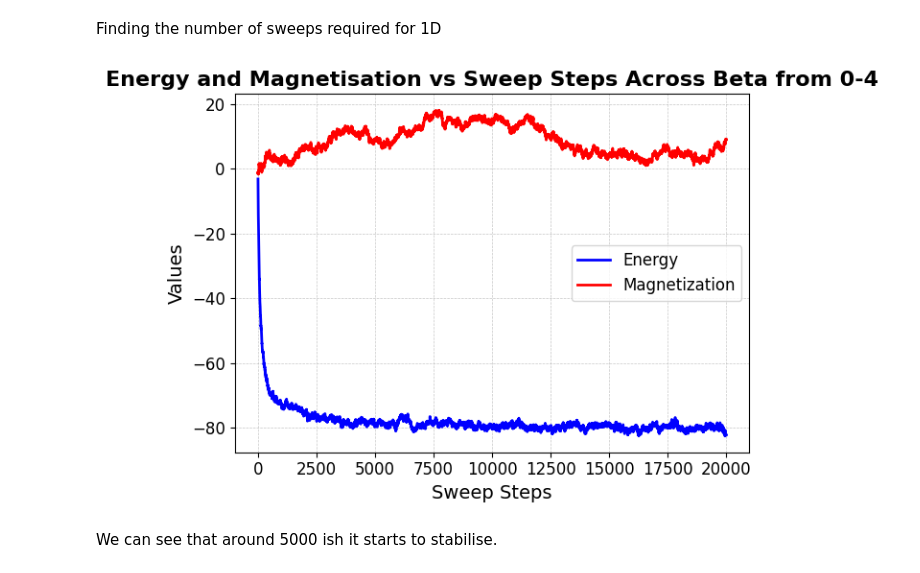
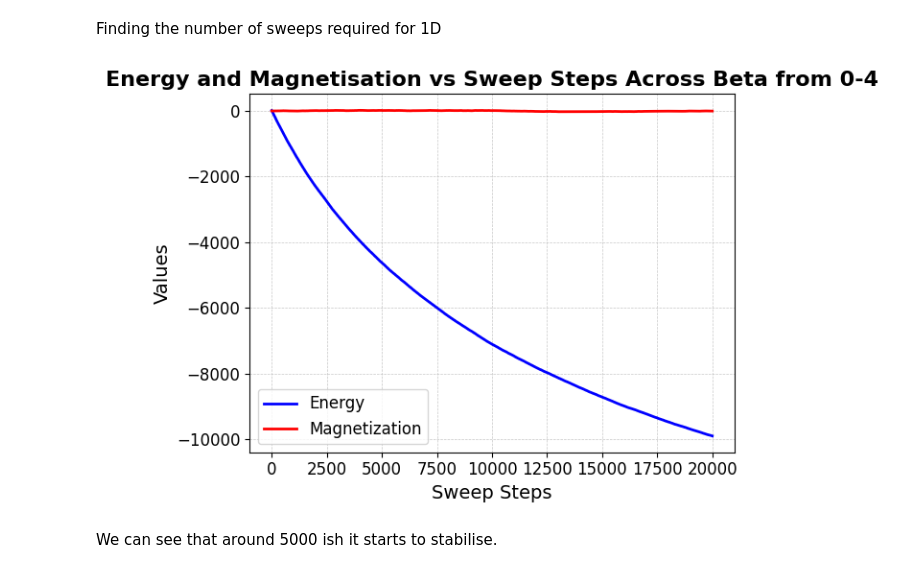
Before and after one commit to christophersoo/ising_model, a Jupyter notebook: view.ipynb, the cells around one changed output. Cells and saved outputs as stored; diff of their text form; code cells hidden in the pictures.

```diff
--- a/view1d.ipynb
+++ b/view.ipynb
@@ -19,8 +23,10 @@ beta_values = []
 energy_values = []
 mag_values = []
 
+# Loop through beta values and track energy and magnetisation to plot
+
 for b in range(0, 100):
-    subprocess.run(["./main", "100", "2", "5000", "1000", str(b * 0.1)], check=True)
+    subprocess.run(["./main", "100", "2", "20000", "1000", str(b * 0.1)], check=True)
     df = pd.read_csv("./data/output.csv")
 
     beta_values.append(b * 0.1)
@@ -65,28 +71,30 @@ We see that the critical point is somewhere near 1.5-2.5, and the energy stabili
 # %% [markdown]
 Finding the number of sweeps required for 1D
 # %%
+# Loops through each beta values and plot average amount of sweeps needed
+
 energies = []
 magnets = []
 for i in range(0, 40):
-    subprocess.run(["./sweep", "100", "1", str(i*0.1), "20000"], check=True)
+    subprocess.run(["./sweep", "100", "2", str(i*0.1), "20000"], check=True)
     df_sweep = pd.read_csv("./data/sweeps.csv")
     energies.append(df_sweep["energy"])
     magnets.append(df_sweep["magnetisation"])
 
 # PLOTTING SECTION
 
 plt.plot(np.arange(0, 20000), np.mean(energies, axis=0), color='b', label='Energy', linewidth=2)
 plt.plot(np.arange(0, 20000), np.mean(magnets, axis=0), color='r', label='Magnetization', linewidth=2)
 plt.title("Energy and Magnetisation vs Sweep Steps Across Beta from 0-4", fontsize=16, fontweight='bold')
 plt.xlabel("Sweep Steps", fontsize=14)
 plt.ylabel("Values", fontsize=14)
 plt.grid(True, which='both', linestyle='--', linewidth=0.5, alpha=0.7)
 plt.tick_params(axis='both', labelsize=12)
 plt.legend(fontsize=12)
 plt.tight_layout()
 plt.savefig("./plots/2d_sweep.png", dpi=300)
 # %% [output]
-[figure, old version]
+[figure, new version]
 # %% [markdown]
 We can see that around 5000 ish it starts to stabilise.
 # %% [markdown]
```
Also changed, not shown: parts of 4 cells of this notebook, 8 other files.
